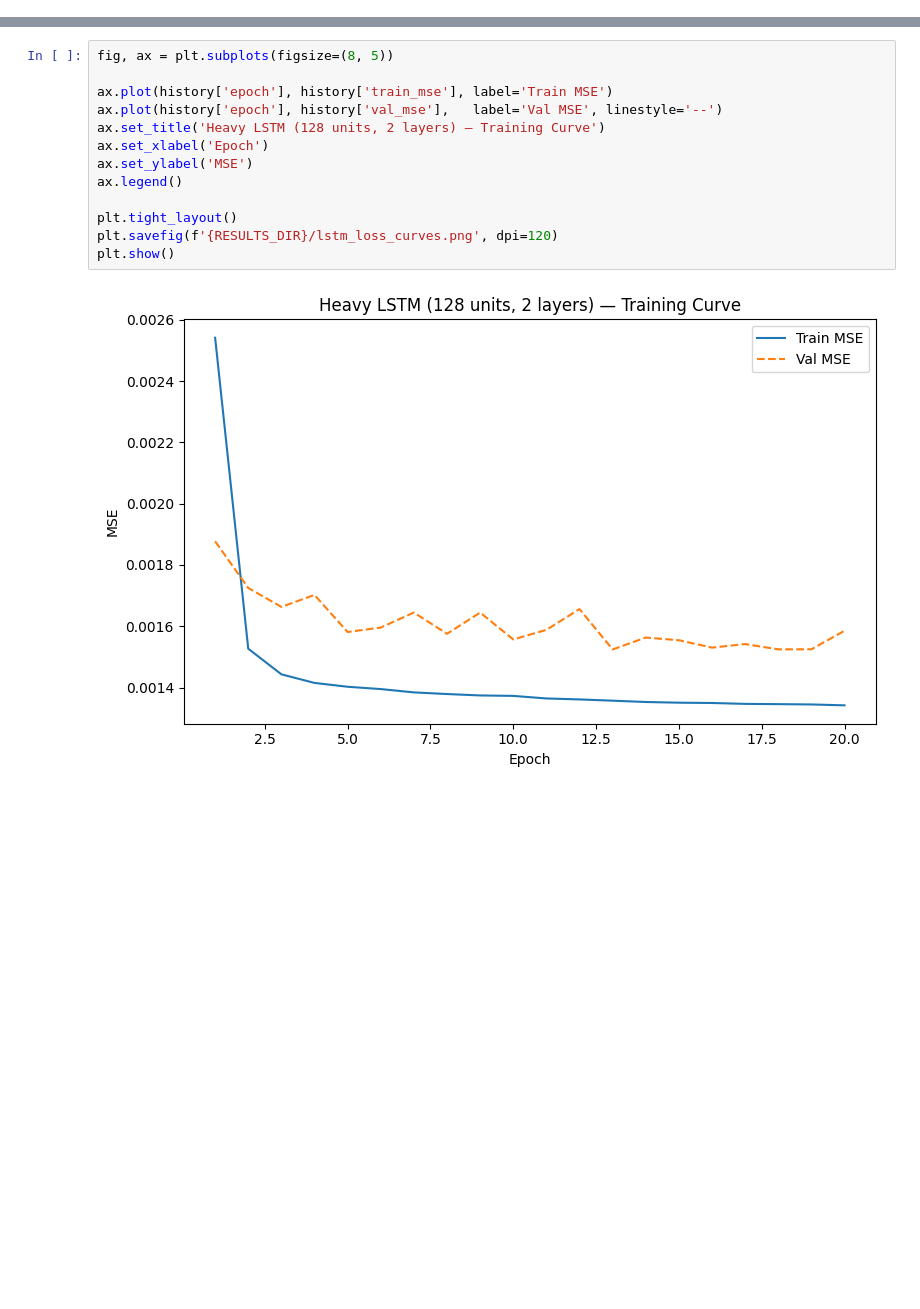
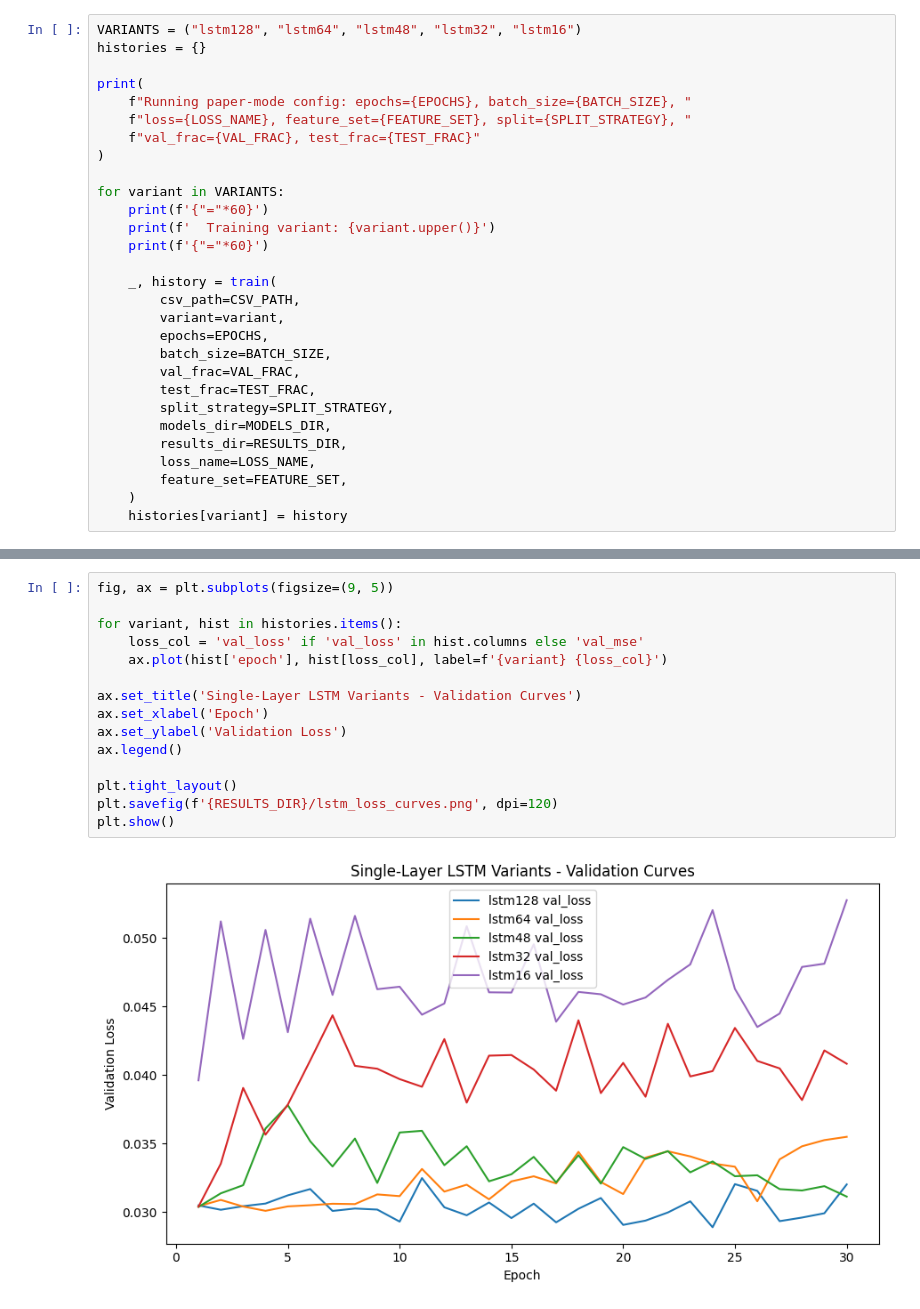
Before and after one commit to dominickyacono/ml-foundations-project, a Jupyter notebook: notebooks/03_lstm_experiments.ipynb, the cells around one changed output, grey strips where cells are left out. Cells and saved outputs as stored; diff of their text form; blank space fills up the shorter version.

```diff
--- a/notebooks/03_lstm_experiments.ipynb
+++ b/notebooks/03_lstm_experiments.ipynb
@@ -67,0 +114,29 @@ Loss history saved → ../results/train_heavy.csv
+# %%
+VARIANTS = ("lstm128", "lstm64", "lstm48", "lstm32", "lstm16")
+histories = {}
+
+print(
+    f"Running paper-mode config: epochs={EPOCHS}, batch_size={BATCH_SIZE}, "
+    f"loss={LOSS_NAME}, feature_set={FEATURE_SET}, split={SPLIT_STRATEGY}, "
+    f"val_frac={VAL_FRAC}, test_frac={TEST_FRAC}"
+)
+
+for variant in VARIANTS:
+    print(f'{"="*60}')
+    print(f'  Training variant: {variant.upper()}')
+    print(f'{"="*60}')
+
+    _, history = train(
+        csv_path=CSV_PATH,
+        variant=variant,
+        epochs=EPOCHS,
+        batch_size=BATCH_SIZE,
+        val_frac=VAL_FRAC,
+        test_frac=TEST_FRAC,
+        split_strategy=SPLIT_STRATEGY,
+        models_dir=MODELS_DIR,
+        results_dir=RESULTS_DIR,
+        loss_name=LOSS_NAME,
+        feature_set=FEATURE_SET,
+    )
+    histories[variant] = history
@@ -70,16 +163,18 @@ Loss history saved → ../results/train_heavy.csv
 # %%
-fig, ax = plt.subplots(figsize=(8, 5))
+fig, ax = plt.subplots(figsize=(9, 5))
 
-ax.plot(history['epoch'], history['train_mse'], label='Train MSE')
-ax.plot(history['epoch'], history['val_mse'],   label='Val MSE', linestyle='--')
-ax.set_title('Heavy LSTM (128 units, 2 layers) — Training Curve')
+for variant, hist in histories.items():
+    loss_col = 'val_loss' if 'val_loss' in hist.columns else 'val_mse'
+    ax.plot(hist['epoch'], hist[loss_col], label=f'{variant} {loss_col}')
+
+ax.set_title('Single-Layer LSTM Variants - Validation Curves')
 ax.set_xlabel('Epoch')
-ax.set_ylabel('MSE')
+ax.set_ylabel('Validation Loss')
 ax.legend()
 
 plt.tight_layout()
 plt.savefig(f'{RESULTS_DIR}/lstm_loss_curves.png', dpi=120)
 plt.show()
 # %% [output]
-[figure, old version]
+[figure, new version]
 # %% [markdown]
```
Also changed, not shown: parts of 27 cells of this notebook, 7 other files.
